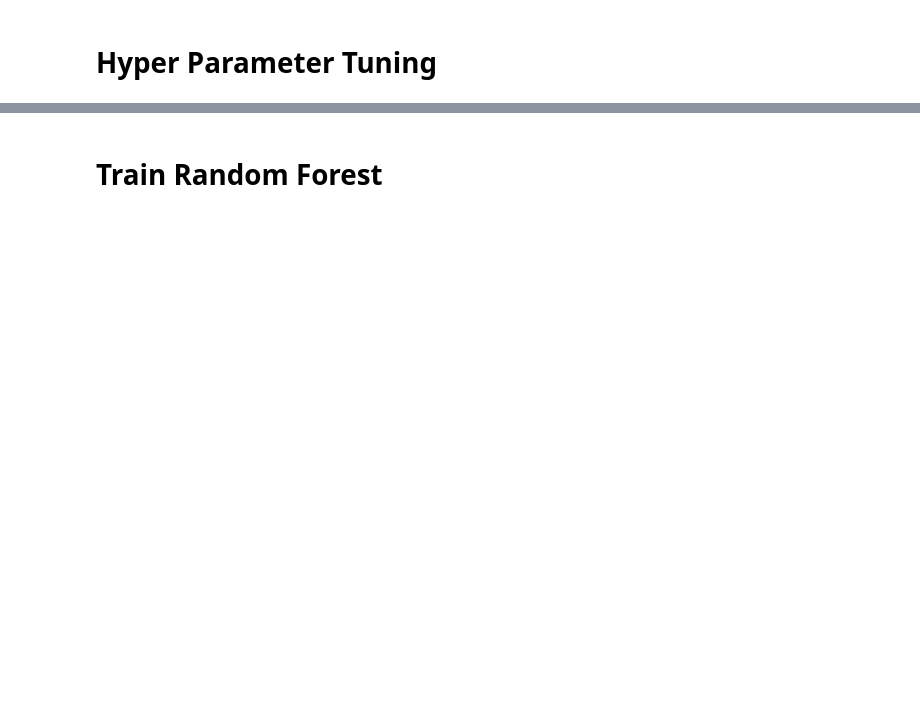
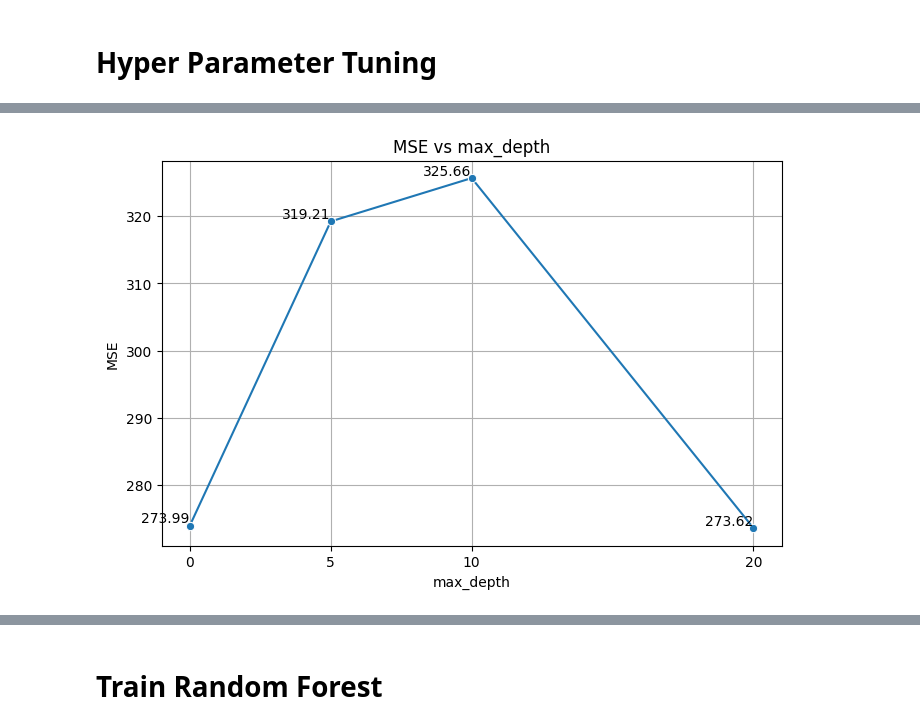
Before and after one commit to Amharrayadin/random-forest-mangrove-area-prediction, a Jupyter notebook: modelling.ipynb, the cells around one changed output, grey strips where cells are left out. Drawn from its saved outputs; the diff is of its cells as text; code cells hidden in the pictures; blank space fills up the shorter version.

```diff
--- a/modelling.ipynb
+++ b/modelling.ipynb
@@ -170,0 +189,5 @@ Name: 0, dtype: float64
+# %%
+# visualisasi parameter max_depth
+plot_param_vs_mse(df_max_depth, 'max_depth', 'MSE vs max_depth', param_grid['max_depth'])
+# %% [output]
+[figure, added]
```
Also changed, not shown: parts of 34 cells of this notebook, 7 other files.
